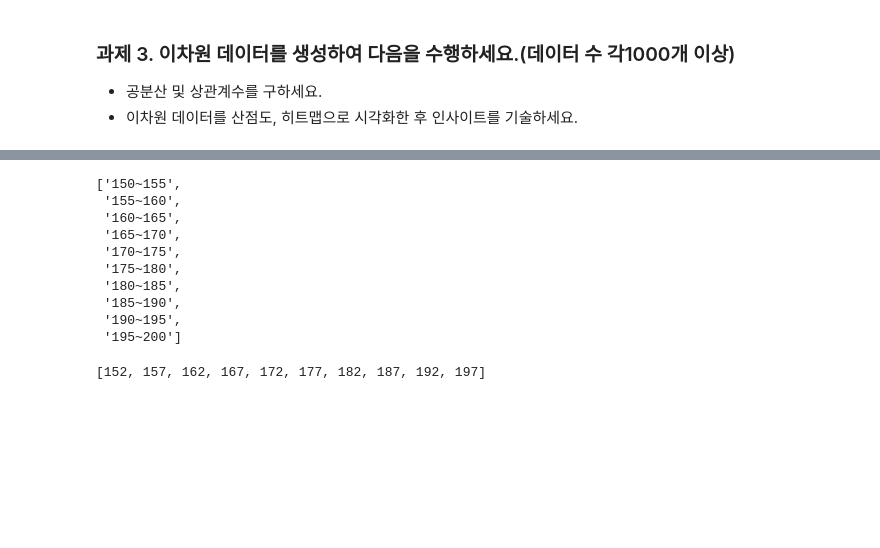
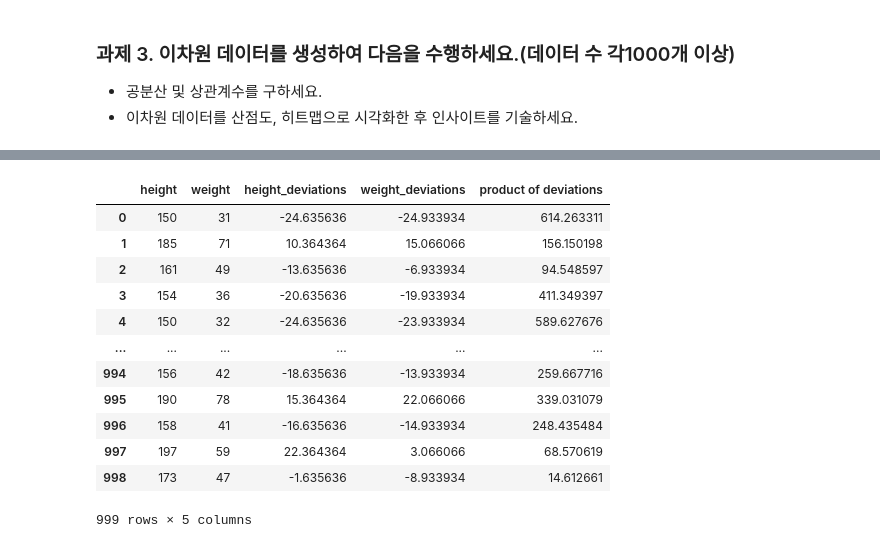
Before and after one commit to ddeodeok/cakd7, a Jupyter notebook: m3_통계/과제.ipynb, the cells around one changed output, grey strips where cells are left out. Drawn from its saved outputs; the diff is of its cells as text; code cells hidden in the pictures; blank space fills up the shorter version.

```diff
--- a/m3_통계/과제.ipynb
+++ b/m3_통계/과제.ipynb
@@ -287,23 +290,22 @@ height_df
 999 rows × 2 columns
-# %%
-# 5단위 리스트 작성
-freq_class = [f'{i}~{i+5}' for i in range(150,200,5)]
-freq_class
-# %% [output]
-['150~155',
- '155~160',
- '160~165',
- '165~170',
- '170~175',
- '175~180',
- '180~185',
- '185~190',
- '190~195',
- '195~200']
-# %%
-# 계급값
-class_value = [(i+(i+5))//2 for i in range(150,200,5)]
-class_value
-# %% [output]
-[152, 157, 162, 167, 172, 177, 182, 187, 192, 197]
+# %%
+df = height_df.copy()
+df['height_deviations']= df['height']-df['height'].mean()
+df['weight_deviations']=df['weight']-df['weight'].mean()
+df['product of deviations'] = df['height_deviations']*df['weight_deviations']
+df
+# %% [output]
+|  | height | weight | height_deviations | weight_deviations | product of deviations |
+| 0 | 150 | 31 | -24.635636 | -24.933934 | 614.263311 |
+| 1 | 185 | 71 | 10.364364 | 15.066066 | 156.150198 |
+| 2 | 161 | 49 | -13.635636 | -6.933934 | 94.548597 |
+| 3 | 154 | 36 | -20.635636 | -19.933934 | 411.349397 |
+| 4 | 150 | 32 | -24.635636 | -23.933934 | 589.627676 |
+| ... | ... | ... | ... | ... | ... |
+| 994 | 156 | 42 | -18.635636 | -13.933934 | 259.667716 |
+| 995 | 190 | 78 | 15.364364 | 22.066066 | 339.031079 |
+| 996 | 158 | 41 | -16.635636 | -14.933934 | 248.435484 |
+| 997 | 197 | 59 | 22.364364 | 3.066066 | 68.570619 |
+| 998 | 173 | 47 | -1.635636 | -8.933934 | 14.612661 |
+999 rows × 5 columns
 # %%
```
Also changed, not shown: parts of 13 cells of this notebook, 10 other files.
